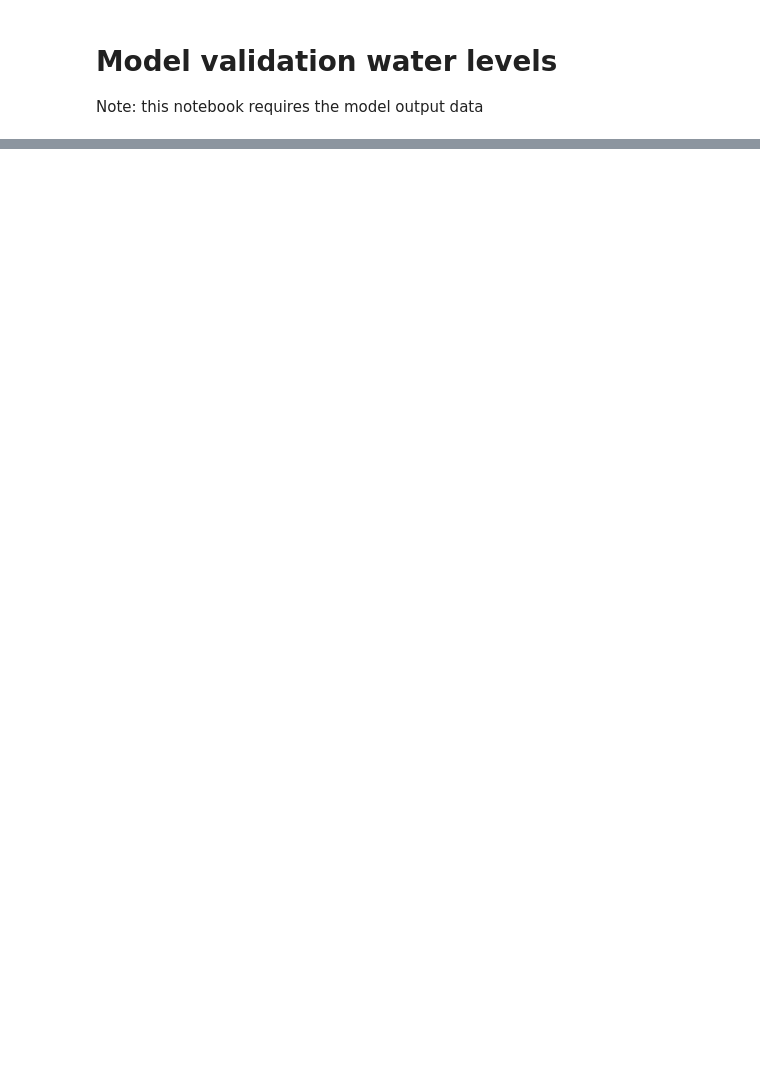
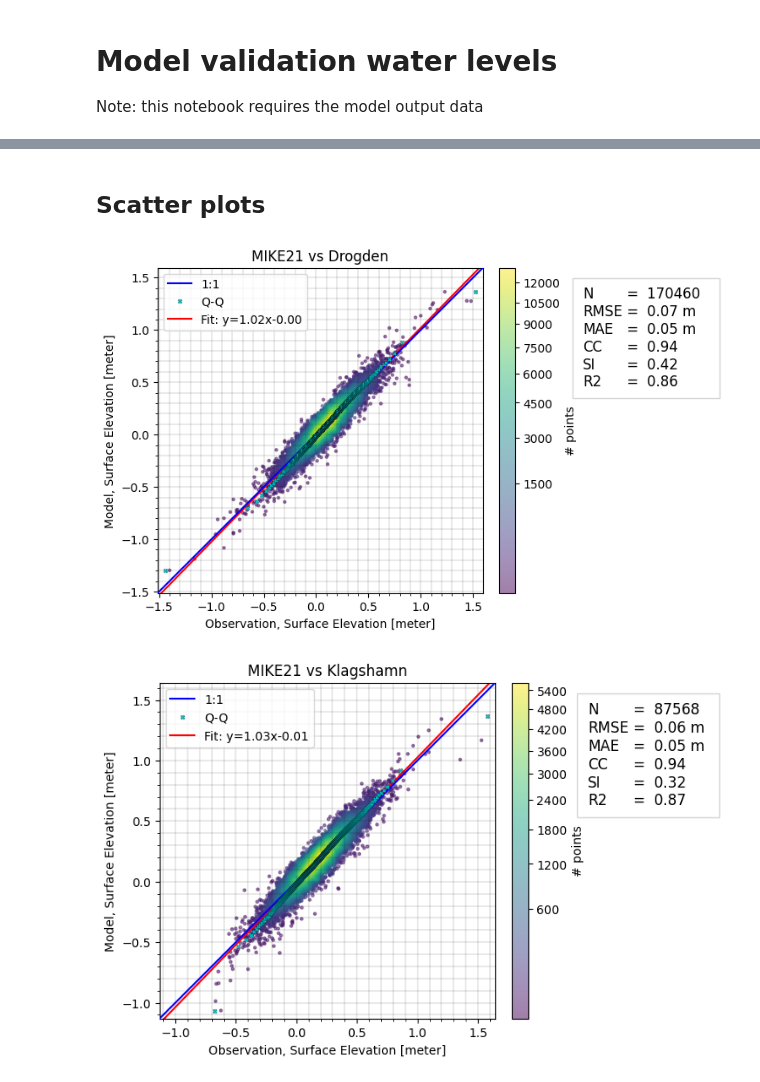
Before and after one commit to DHI/WaterBench-MIKE21HD-Oresund, a Jupyter notebook: code/model_validation_waterlevel.ipynb, the cells around one changed output, grey strips where cells are left out. Cells and saved outputs as stored; diff of their text form; code cells hidden in the pictures; blank space fills up the shorter version.

```diff
--- a/code/model_validation_waterlevel.ipynb
+++ b/code/model_validation_waterlevel.ipynb
@@ -159,0 +14,4 @@ plt.show()
+# %%
+mr_fldr = "../output/"        # Change the folder if needed
+save_png = False
+fig_fldr = "../figures/"
@@ -159,0 +22,3 @@ plt.show()
+# %%
+ds = mikeio.read(f"{mr_fldr}Points.dfs0", items="*Surf*", time = slice("2014-01-03", None))
+ds.items
@@ -159,0 +52,7 @@ plt.show()
+# %%
+cmps = []
+for o in wllist:
+    mr = ms.PointModelResult(ds[o.name+": Surface elevation"], name="MIKE21")
+    cmp = ms.match(o, mr)
+    cmps.append(cmp.remove_bias())
+cc = ms.ComparerCollection(cmps)
@@ -159,0 +87,11 @@ plt.show()
+# %% [markdown]
+## Scatter plots
+# %%
+n_points_shown = 20000
+for cmp in cc:
+    cmp.plot.scatter(skill_table=True, show_points=n_points_shown, figsize=(6,5), bins=40);
+    if save_png:
+        plt.savefig(f"{fig_fldr}modelskill_comparison_{cmp.name}.png", bbox_inches='tight');
+# %% [output]
+[figure, added]
+[figure, added]
```
Also changed, not shown: parts of 32 cells of this notebook.
